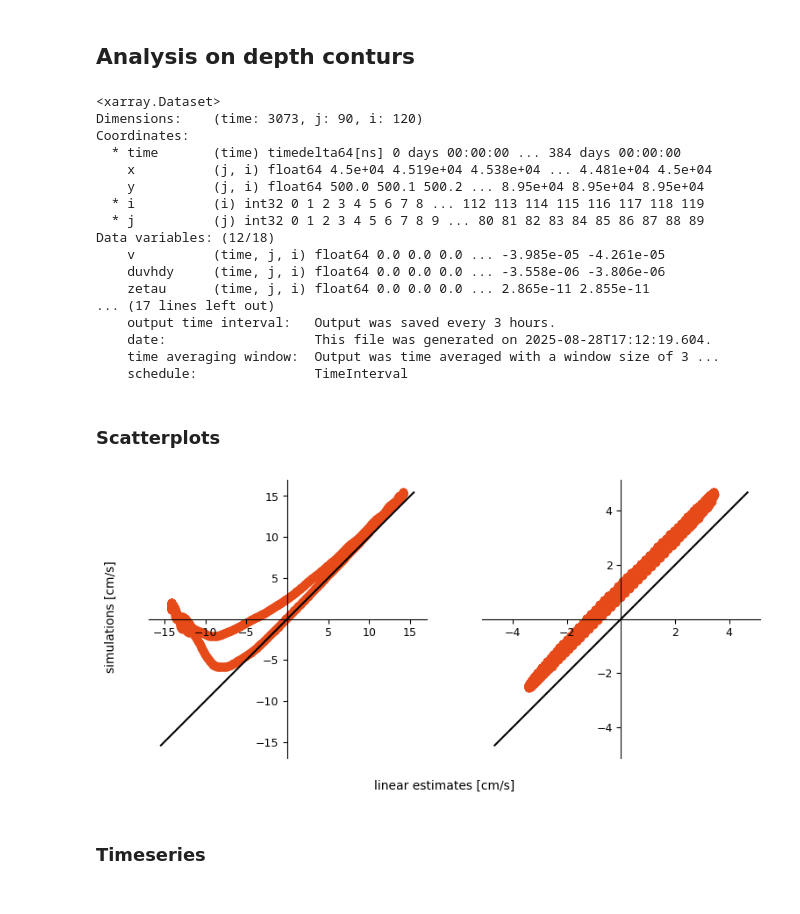
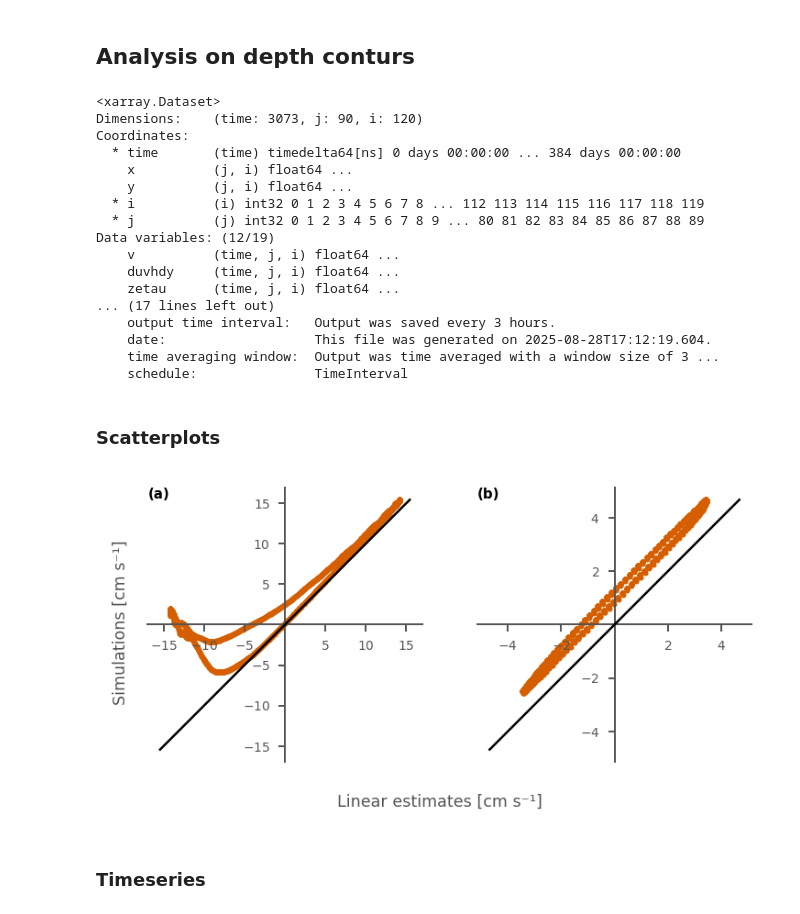
Before and after one commit to alpsjur/temporal-topo-flow, a Jupyter notebook: notebooks/postprocess.ipynb, the cells around one changed output. Cells and saved outputs as stored; diff of their text form; code cells hidden in the pictures.

```diff
--- a/notebooks/postprocess.ipynb
+++ b/notebooks/postprocess.ipynb
@@ -115,9 +380,19 @@ fig.savefig(figpath+"2dbath.pdf", bbox_inches="tight")
 # %% [markdown]
 ## Analysis on depth conturs
 # %%
-# interpolate dataset onto the selected depth-contours
-dsH_L = prepare_dsH(ds_L, params_L, H_targets)
-dsH_S = prepare_dsH(ds_S, params_S, H_targets)
+if load_preprocessed:
+    dsH_L = xr.open_dataset("../output/processed/baseline_forcing/dsH_L.nc")
+    dsH_S = xr.open_dataset("../output/processed/baseline_forcing/dsH_S.nc")
+
+else:
+    # interpolate dataset onto the selected depth-contours
+    dsH_L = prepare_dsH(ds_L, params_L, H_targets)
+    dsH_S = prepare_dsH(ds_S, params_S, H_targets)
+
+    if save_processed:
+        os.makedirs("../output/processed/baseline_forcing/", exist_ok=True)
+        dsH_L.to_netcdf("../output/processed/baseline_forcing/dsH_L.nc")
+        dsH_S.to_netcdf("../output/processed/baseline_forcing/dsH_S.nc")
 
 dsH_L
 # %% [output]
@@ -125,14 +400,14 @@ dsH_L
 Dimensions:    (time: 3073, j: 90, i: 120)
 Coordinates:
   * time       (time) timedelta64[ns] 0 days 00:00:00 ... 384 days 00:00:00
-    x          (j, i) float64 4.5e+04 4.519e+04 4.538e+04 ... 4.481e+04 4.5e+04
-    y          (j, i) float64 500.0 500.1 500.2 ... 8.95e+04 8.95e+04 8.95e+04
+    x          (j, i) float64 ...
+    y          (j, i) float64 ...
   * i          (i) int32 0 1 2 3 4 5 6 7 8 ... 112 113 114 115 116 117 118 119
   * j          (j) int32 0 1 2 3 4 5 6 7 8 9 ... 80 81 82 83 84 85 86 87 88 89
-Data variables: (12/18)
-    v          (time, j, i) float64 0.0 0.0 0.0 ... -3.985e-05 -4.261e-05
-    duvhdy     (time, j, i) float64 0.0 0.0 0.0 ... -3.558e-06 -3.806e-06
-    zetau      (time, j, i) float64 0.0 0.0 0.0 ... 2.865e-11 2.855e-11
+Data variables: (12/19)
+    v          (time, j, i) float64 ...
+    duvhdy     (time, j, i) float64 ...
+    zetau      (time, j, i) float64 ...
 ... (17 lines left out)
     output time interval:   Output was saved every 3 hours.
     date:                   This file was generated on 2025-08-28T17:12:19.604.
@@ -234,46 +506,53 @@ from utils.plotting import plot_scatter
 # %%
 xL = dsH_L.isel(j=focus_j).linear_estimate*1e2
 yL = dsH_L.isel(j=focus_j).circulation*1e2
-
-# x = long_dsH.isel(j=slice(35,55)).linear_circulation.values.flatten()
-# y = long_dsH.isel(j=slice(35,55)).circulation.values.flatten()
 
 fig, [axL,axS] = create_figure(
     "double", ncols=2
     #"single", aspect_ratio=1.8, nrows=2
     )
-plot_scatter(axL, xL, yL)
+plot_scatter(axL, xL, yL, s=2)
 
 
 xS = dsH_S.isel(j=focus_j).linear_estimate*1e2
 yS = dsH_S.isel(j=focus_j).circulation*1e2
 
-# x = short_dsH.isel(j=slice(35,55)).linear_circulation.values.flatten()
-# y = short_dsH.isel(j=slice(35,55)).circulation.values.flatten()
+plot_scatter(axS, xS, yS, s=2)
 
-plot_scatter(axS, xS, yS)
-
-fig.supxlabel('linear estimates [cm/s]',
+fig.supxlabel('Linear estimates [cm s⁻¹]',
               x=0.5, y=0.1,
-              fontsize=10
+              fontsize=7
               )
-fig.supylabel('simulations [cm/s]',
-              x=0.07, y=0.5,
-              fontsize=10
+fig.supylabel('Simulations [cm s⁻¹]',
+              x=0.08, y=0.5,
+              fontsize=7
               )
 
 
 ticksL = [-15, -10, -5, 5, 10, 15]
 axL.set_yticks(ticksL)
 axL.set_xticks(ticksL)
 
 ticksS = [-4, -2, 2, 4]
 axS.set_yticks(ticksS)
 axS.set_xticks(ticksS)
 
-fig.savefig(figpath+"scatterplots.pdf", bbox_inches="tight")
+# add text annotation with subpanel label (a) and (b)
+axL.text(0, 1, "(a)", color="black",
+         transform=axL.transAxes,
+         verticalalignment='top',
+         fontweight='bold'
+         )
+axS.text(0, 1, "(b)", color="black",
+         transform=axS.transAxes,
+         verticalalignment='top',
+         fontweight='bold'
+         )
+
+#fig.set_constrained_layout(True)
+fig.savefig(figpath+"scatterplots.pdf")
 # %% [output]
-[figure, old version]
+[figure, new version]
 # %% [markdown]
 ### Timeseries
 # %%
```
Also changed, not shown: parts of 70 cells of this notebook.
